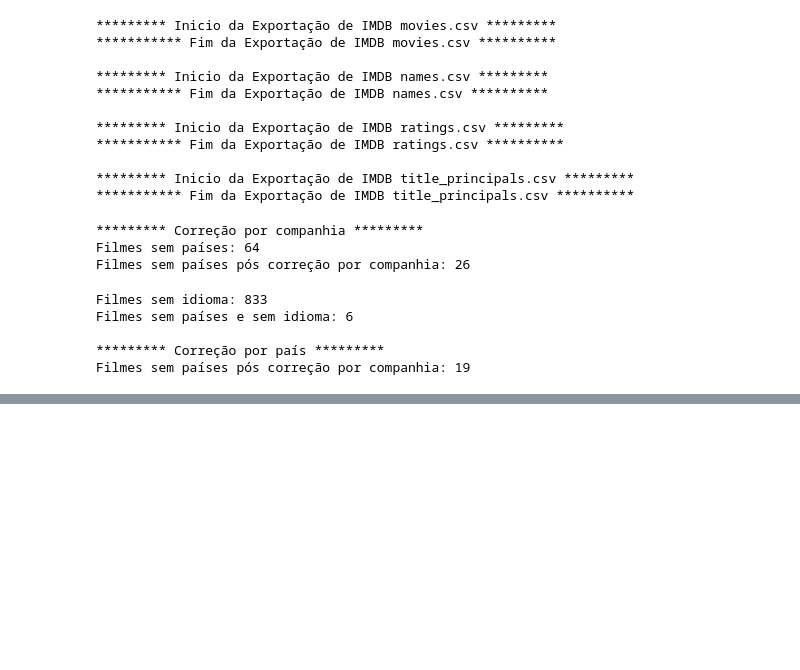
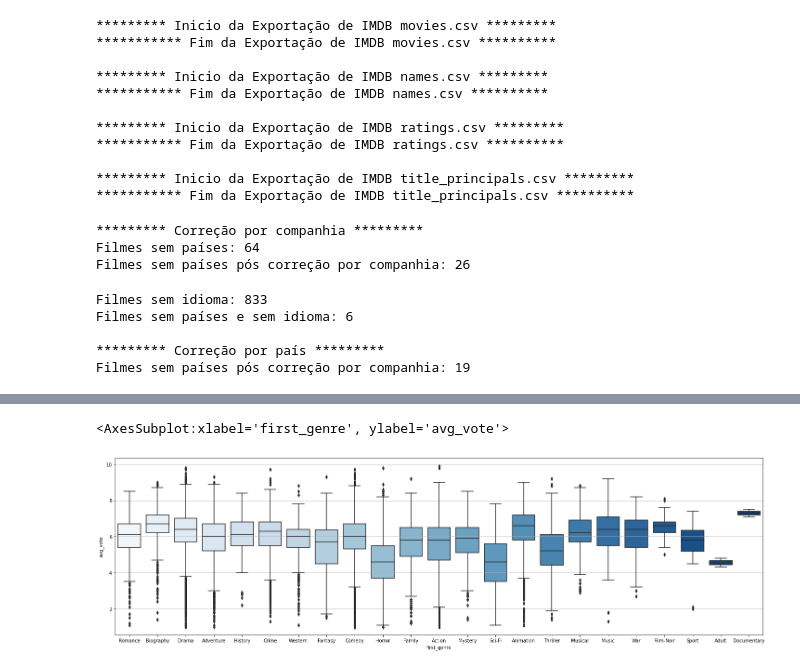
Before and after one commit to taianf/ECD-MATF37-Trabalho, a Jupyter notebook: main.ipynb, the cells around one changed output, grey strips where cells are left out. Saved outputs shown, nothing was run; the diff lists cells and outputs as text; code cells hidden in the pictures; blank space fills up the shorter version.

```diff
--- a/main.ipynb
+++ b/main.ipynb
@@ -137,0 +169,8 @@ sns.boxplot(x="decade", y="avg_vote", data=df1)
+# %%
+#Boxplot - Notas por Gênero:
+plt.subplots(figsize=(25,7))
+plt.grid()
+sns.boxplot(x="first_genre", y="avg_vote", data=df1,palette="Blues")
+# %% [output]
+<AxesSubplot:xlabel='first_genre', ylabel='avg_vote'>
+[figure, added]
```
Also changed, not shown: parts of 9 cells of this notebook.
